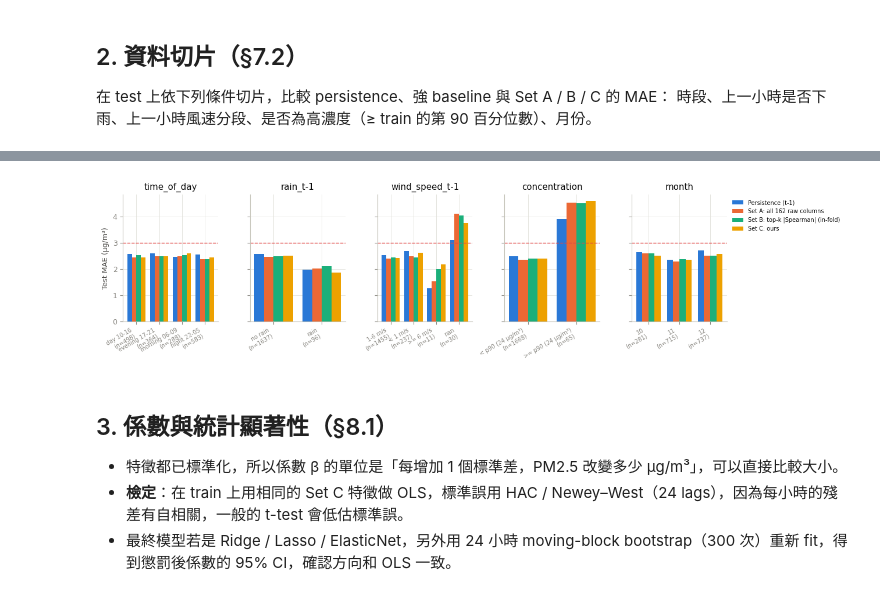
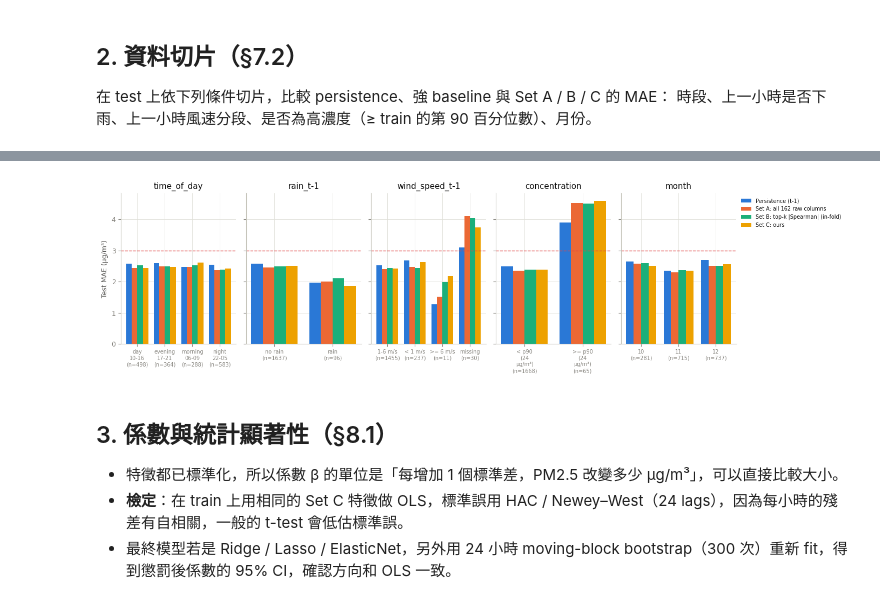
Before and after one commit to calculusfkyou/nycu-data-mining-assignment-1-115-1, a Jupyter notebook: Model/02_analysis.ipynb, the cells around one changed output, grey strips where cells are left out. Drawn from its saved outputs; the diff is of its cells as text; code cells hidden in the pictures.

```diff
--- a/Model/02_analysis.ipynb
+++ b/Model/02_analysis.ipynb
@@ -174,22 +174,26 @@ slice_mae.round(2)
 | 13 | month | 11 | 715 | 2.35 | 2.30 | 2.38 | 2.36 |
 | 14 | month | 12 | 737 | 2.71 | 2.51 | 2.51 | 2.57 |
 # %%
-fig, axes = plt.subplots(1, len(slices.columns), figsize=(13, 3.4), sharey=True)
+import textwrap
+
+fig, axes = plt.subplots(1, len(slices.columns), figsize=(14, 3.8), sharey=True)
 width = 0.8 / len(SLICE_METHODS)
 for ax, dimension in zip(axes, slices.columns):
     part = slice_mae[slice_mae["slice"] == dimension].reset_index(drop=True)
     x = np.arange(len(part))
     for j, (method, color) in enumerate(zip(SLICE_METHODS, F.SERIES)):
         ax.bar(x + (j - (len(SLICE_METHODS) - 1) / 2) * width, part[method], width, color=color, label=method)
-    ax.set_xticks(x, [f"{lvl}\n(n={n})" for lvl, n in zip(part["level"], part["n"])], fontsize=7, rotation=30, ha="right")
+    # 標籤水平顯示、長的自動換行，避免相鄰標籤重疊；缺值組顯示為 missing
+    labels = [textwrap.fill("missing" if lvl == "nan" else str(lvl), 8) + f"\n(n={n})" for lvl, n in zip(part["level"], part["n"])]
+    ax.set_xticks(x, labels, fontsize=7)
     ax.set_title(dimension)
     ax.axhline(THRESHOLD_MAE, color=F.RED, linestyle="--", linewidth=1)
 axes[0].set_ylabel("Test MAE (μg/m³)")
 axes[-1].legend(frameon=False, fontsize=7, loc="upper left", bbox_to_anchor=(1, 1))
 F.save_fig(fig, "fig3_slice_mae")
 plt.show()
 # %% [output]
-[figure, old version]
+[figure, new version]
 # %% [markdown]
 ## 3. 係數與統計顯著性（§8.1）
 
```
Also changed, not shown: 5 other files.
